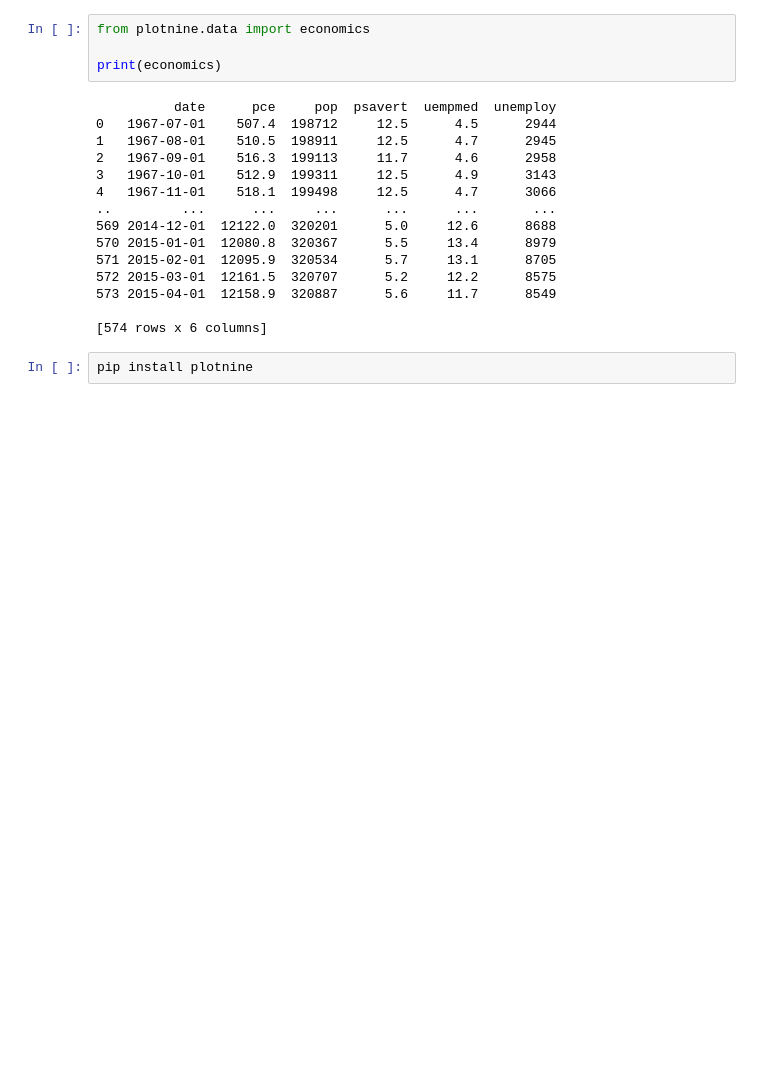
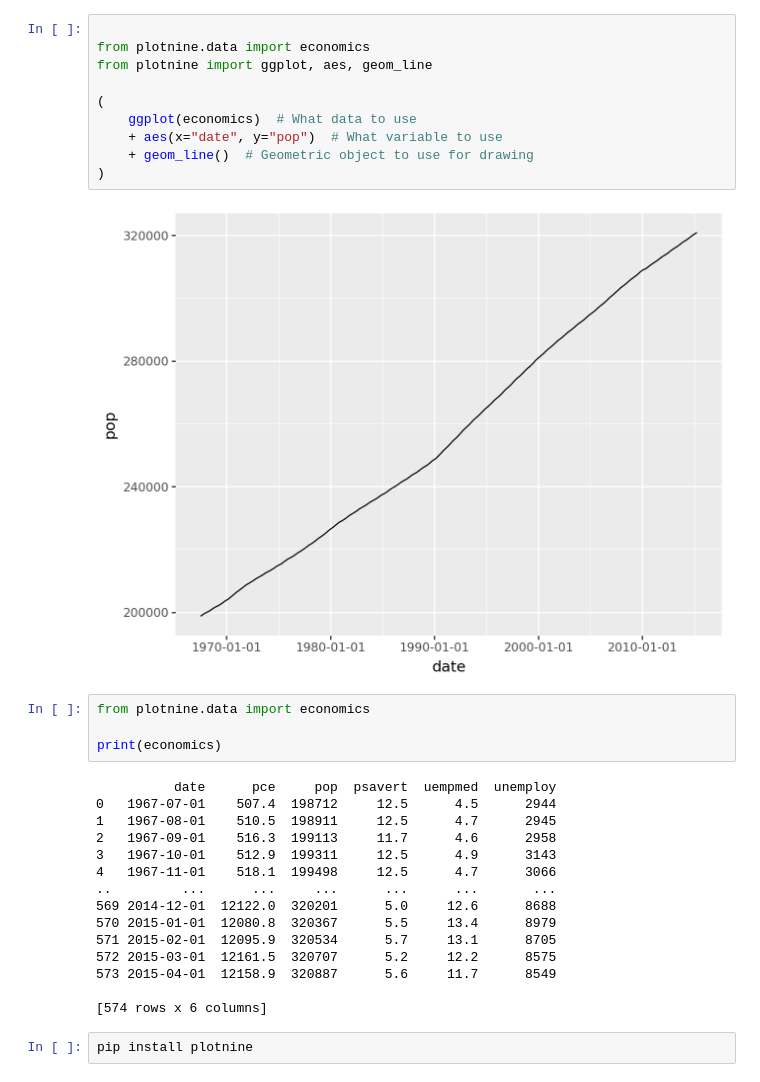
Before and after one commit to Priya0607M/Python, a Jupyter notebook: lab28_121.ipynb, the cells around one changed output. Drawn from its saved outputs; the diff is of its cells as text; blank space fills up the shorter version.

```diff
--- a/lab28_121.ipynb
+++ b/lab28_121.ipynb
@@ -1,3 +8,15 @@
+# %%
+
+from plotnine.data import economics
+from plotnine import ggplot, aes, geom_line
+
+(
+    ggplot(economics)  # What data to use
+    + aes(x="date", y="pop")  # What variable to use
+    + geom_line()  # Geometric object to use for drawing
+)
+# %% [output]
+[figure, added]
 # %%
 from plotnine.data import economics
 
```
Also changed, not shown: parts of 1 cell of this notebook.
